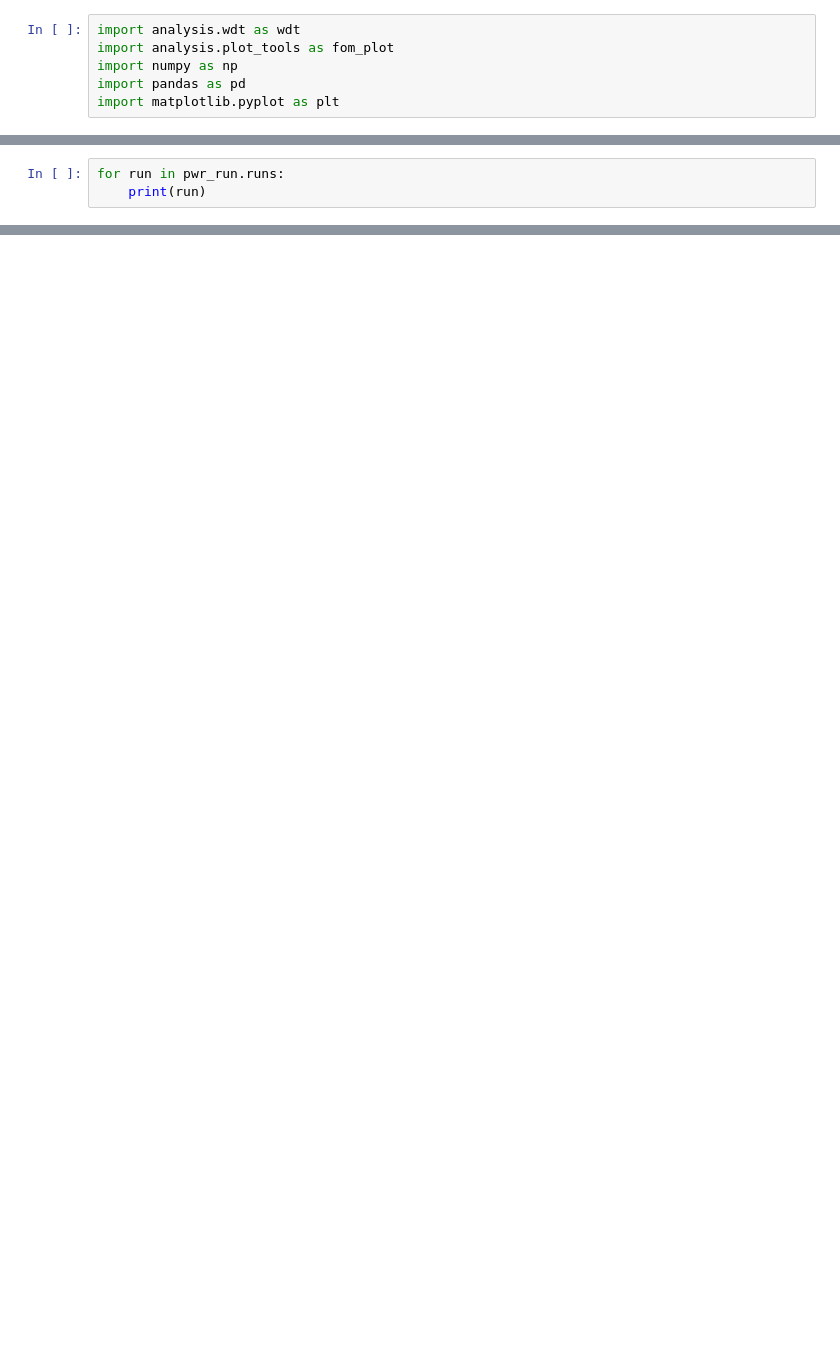
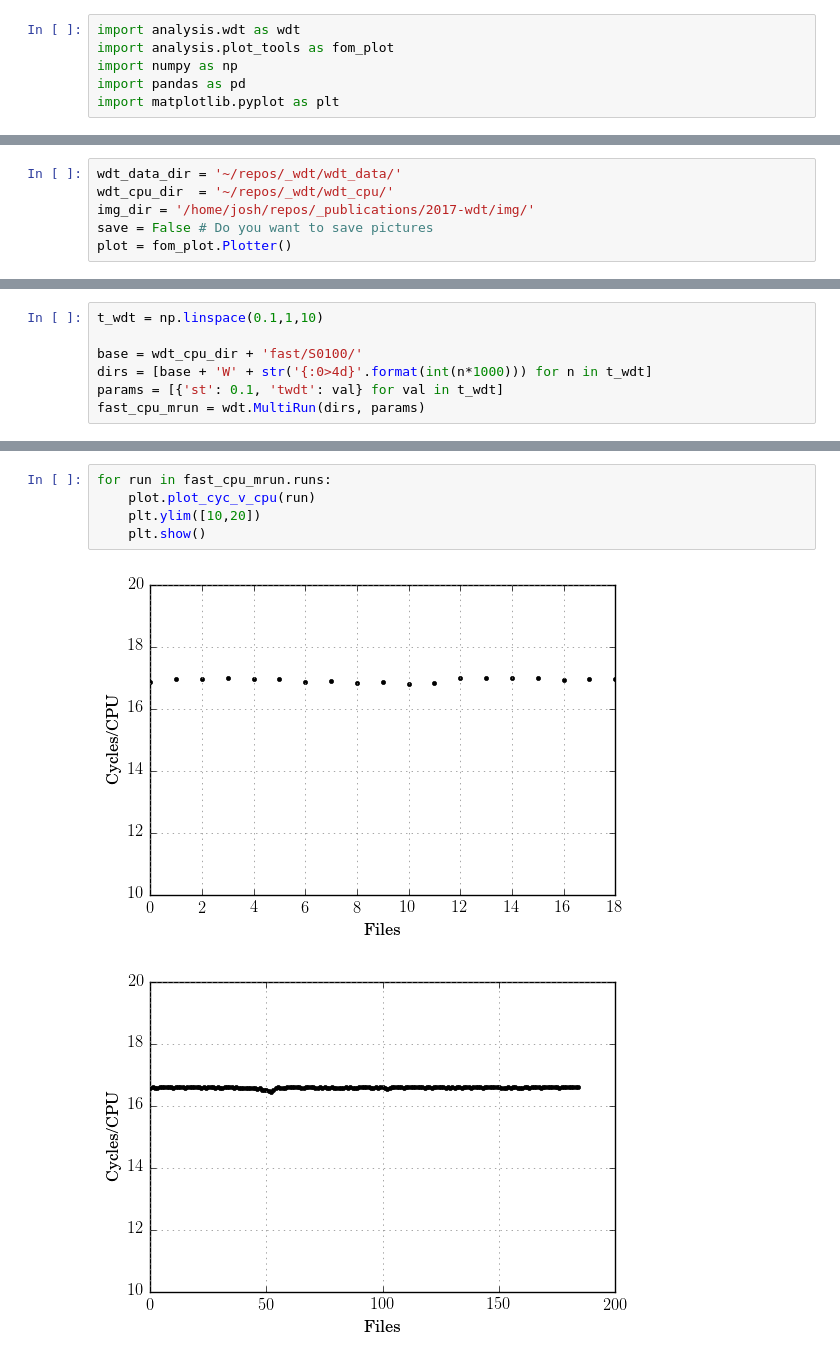
Before and after one commit to JessicaRehak/WDT_Analysis, a Jupyter notebook: dev.ipynb, the cells around one changed output, grey strips where cells are left out. Saved outputs shown, nothing was run; the diff lists cells and outputs as text; blank space fills up the shorter version.

```diff
--- a/dev.ipynb
+++ b/dev.ipynb
@@ -130,3 +27,0 @@ myplot.multi_ratio_corr(pwr_run, 'twdt', 0.1, label = 'INF_FLX', grp = 1)
-# %%
-for run in pwr_run.runs:
-    print(run)
@@ -149,0 +30,6 @@ pwr_run.runs[0].params
+# %%
+wdt_data_dir = '~/repos/_wdt/wdt_data/'
+wdt_cpu_dir  = '~/repos/_wdt/wdt_cpu/'
+img_dir = '/home/josh/repos/_publications/2017-wdt/img/'
+save = False # Do you want to save pictures
+plot = fom_plot.Plotter()
@@ -149,0 +42,7 @@ pwr_run.runs[0].params
+# %%
+t_wdt = np.linspace(0.1,1,10)
+
+base = wdt_cpu_dir + 'fast/S0100/'
+dirs = [base + 'W' + str('{:0>4d}'.format(int(n*1000))) for n in t_wdt]
+params = [{'st': 0.1, 'twdt': val} for val in t_wdt]
+fast_cpu_mrun = wdt.MultiRun(dirs, params)
@@ -149,0 +62,8 @@ pwr_run.runs[0].params
+# %%
+for run in fast_cpu_mrun.runs:
+    plot.plot_cyc_v_cpu(run)
+    plt.ylim([10,20])
+    plt.show()
+# %% [output]
+[figure, added]
+[figure, added]
```
Also changed, not shown: parts of 91 cells of this notebook, 6 other files.
